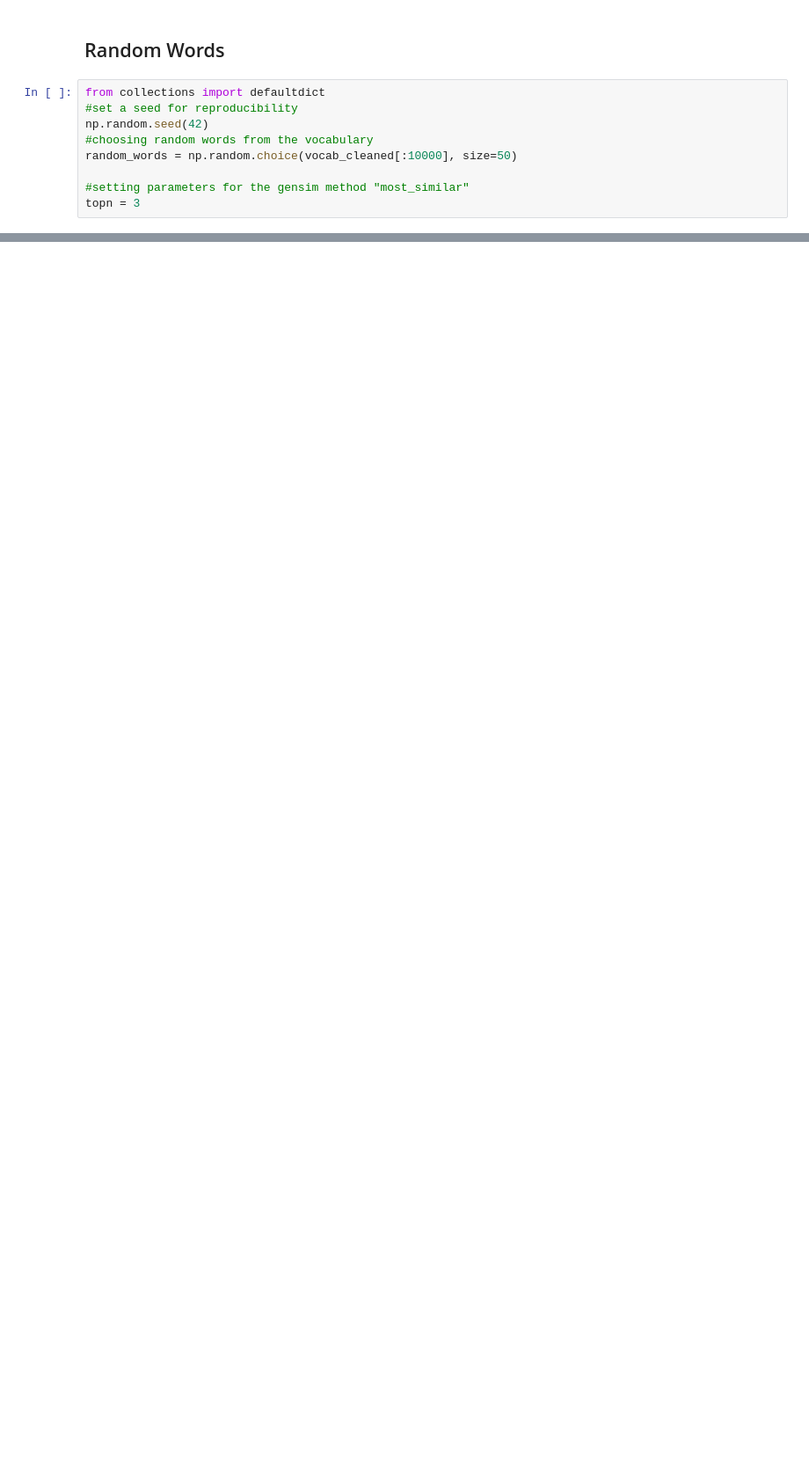
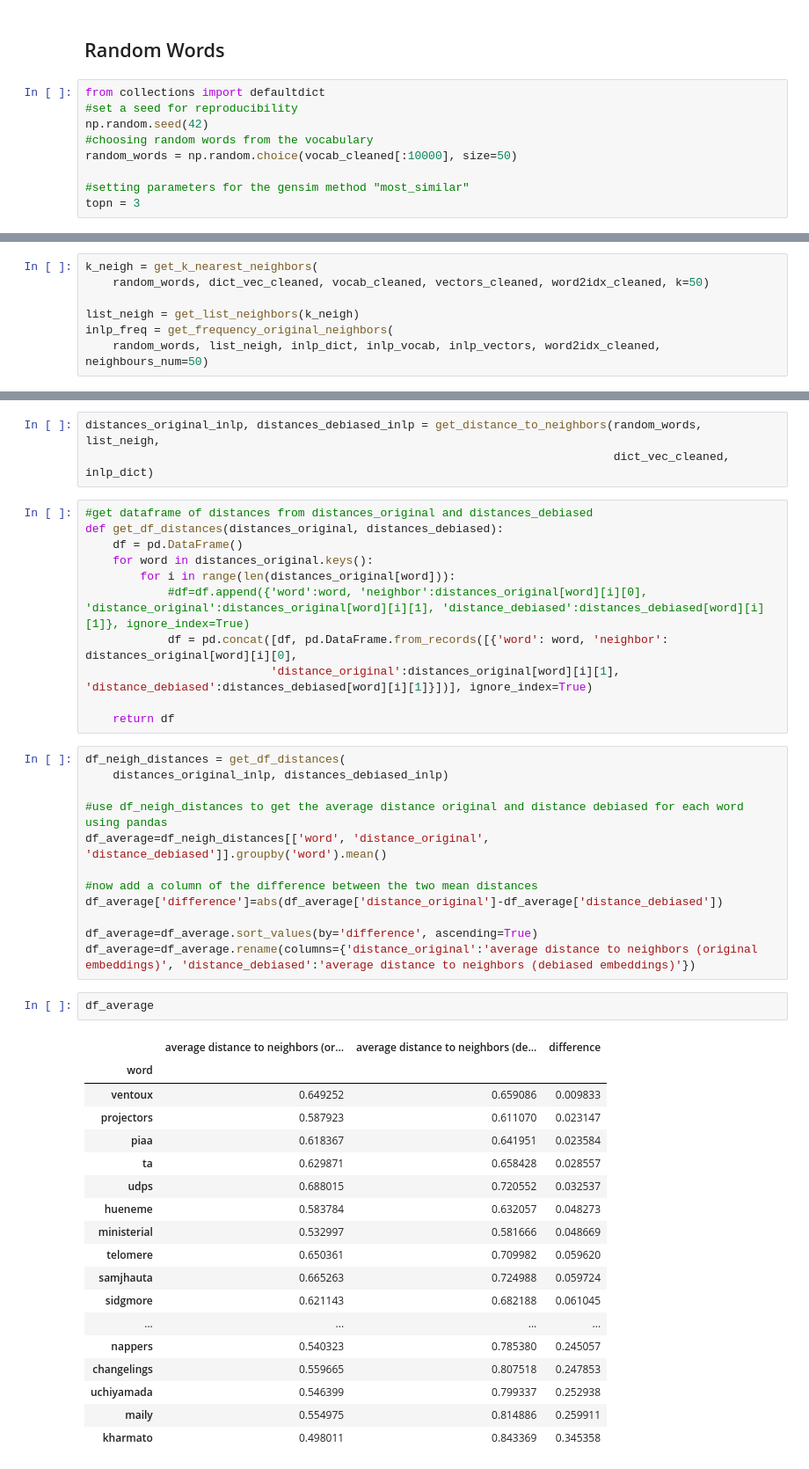
Before and after one commit to aduarte56/MT_DebiasingAlgorithms, a Jupyter notebook: RunningNotebook_INLP.ipynb, the cells around one changed output, grey strips where cells are left out. Shown at 88% size. Drawn from its saved outputs; the diff is of its cells as text; blank space fills up the shorter version.

Commit message:
Update neighbor analysis INLP

```diff
--- a/RunningNotebook_INLP.ipynb
+++ b/RunningNotebook_INLP.ipynb
@@ -406,0 +413,7 @@ tsne_plot_similar_words('Similar words after Debiasing',
+# %%
+k_neigh = get_k_nearest_neighbors(
+    random_words, dict_vec_cleaned, vocab_cleaned, vectors_cleaned, word2idx_cleaned, k=50)
+
+list_neigh = get_list_neighbors(k_neigh)
+inlp_freq = get_frequency_original_neighbors(
+    random_words, list_neigh, inlp_dict, inlp_vocab, inlp_vectors, word2idx_cleaned, neighbours_num=50)
@@ -406,0 +645,47 @@ tsne_plot_similar_words('Similar words after Debiasing',
+# %%
+distances_original_inlp, distances_debiased_inlp = get_distance_to_neighbors(random_words, list_neigh,
+                                                                             dict_vec_cleaned, inlp_dict)
+# %%
+#get dataframe of distances from distances_original and distances_debiased
+def get_df_distances(distances_original, distances_debiased):
+    df = pd.DataFrame()
+    for word in distances_original.keys():
+        for i in range(len(distances_original[word])):
+            #df=df.append({'word':word, 'neighbor':distances_original[word][i][0], 'distance_original':distances_original[word][i][1], 'distance_debiased':distances_debiased[word][i][1]}, ignore_index=True)
+            df = pd.concat([df, pd.DataFrame.from_records([{'word': word, 'neighbor': distances_original[word][i][0],
+                           'distance_original':distances_original[word][i][1], 'distance_debiased':distances_debiased[word][i][1]}])], ignore_index=True)
+
+    return df
+# %%
+df_neigh_distances = get_df_distances(
+    distances_original_inlp, distances_debiased_inlp)
+
+#use df_neigh_distances to get the average distance original and distance debiased for each word using pandas
+df_average=df_neigh_distances[['word', 'distance_original', 'distance_debiased']].groupby('word').mean()
+
+#now add a column of the difference between the two mean distances
+df_average['difference']=abs(df_average['distance_original']-df_average['distance_debiased'])
+
+df_average=df_average.sort_values(by='difference', ascending=True)
+df_average=df_average.rename(columns={'distance_original':'average distance to neighbors (original embeddings)', 'distance_debiased':'average distance to neighbors (debiased embeddings)'})
+# %%
+df_average
+# %% [output]
+|  | average distance to neighbors (or... | average distance to neighbors (de... | difference |
+| word |  |  |  |
+| ventoux | 0.649252 | 0.659086 | 0.009833 |
+| projectors | 0.587923 | 0.611070 | 0.023147 |
+| piaa | 0.618367 | 0.641951 | 0.023584 |
+| ta | 0.629871 | 0.658428 | 0.028557 |
+| udps | 0.688015 | 0.720552 | 0.032537 |
+| hueneme | 0.583784 | 0.632057 | 0.048273 |
+| ministerial | 0.532997 | 0.581666 | 0.048669 |
+| telomere | 0.650361 | 0.709982 | 0.059620 |
+| samjhauta | 0.665263 | 0.724988 | 0.059724 |
+| sidgmore | 0.621143 | 0.682188 | 0.061045 |
+| ... | ... | ... | ... |
+| nappers | 0.540323 | 0.785380 | 0.245057 |
+| changelings | 0.559665 | 0.807518 | 0.247853 |
+| uchiyamada | 0.546399 | 0.799337 | 0.252938 |
+| maily | 0.554975 | 0.814886 | 0.259911 |
+| kharmato | 0.498011 | 0.843369 | 0.345358 |
```
Also changed, not shown: parts of 21 cells of this notebook.
